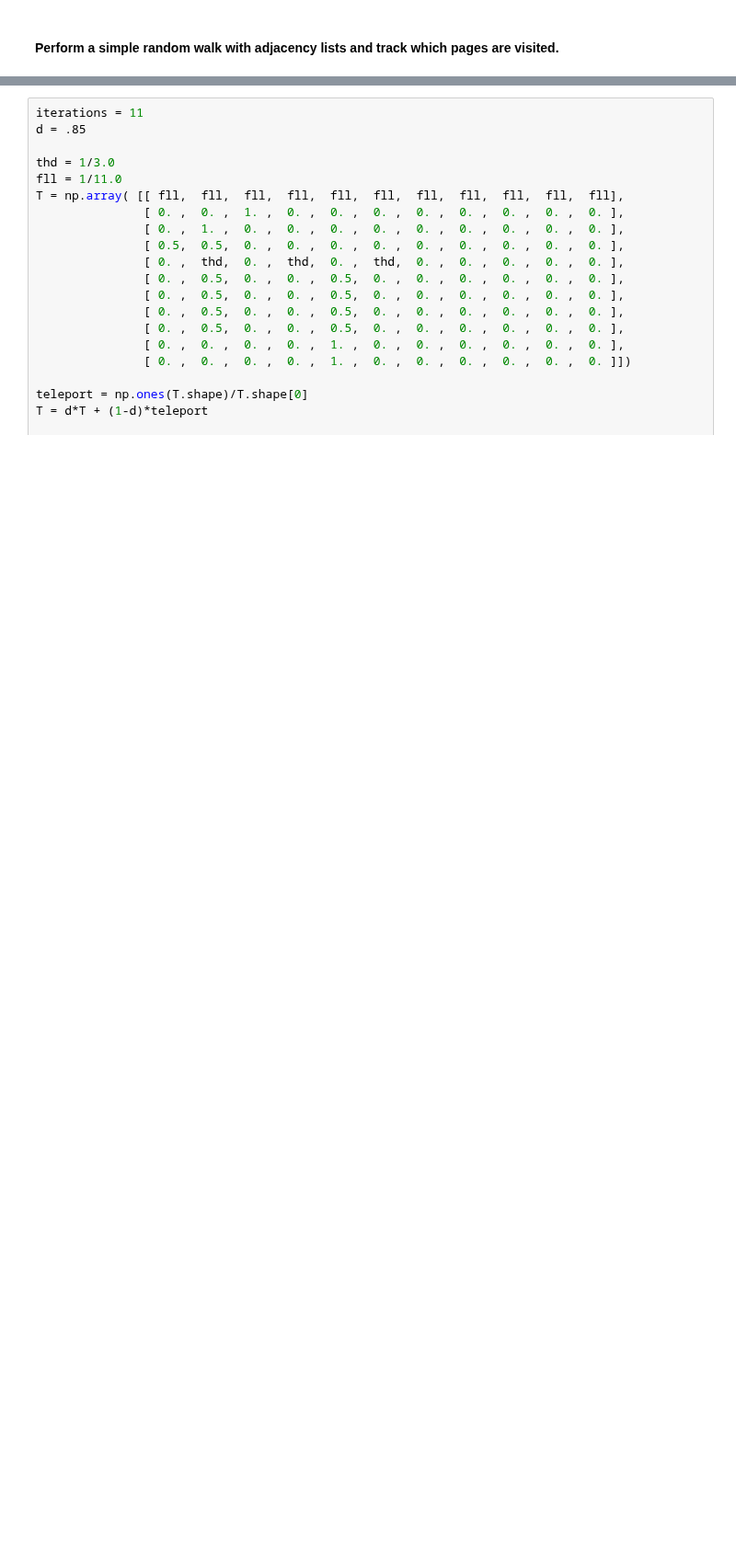
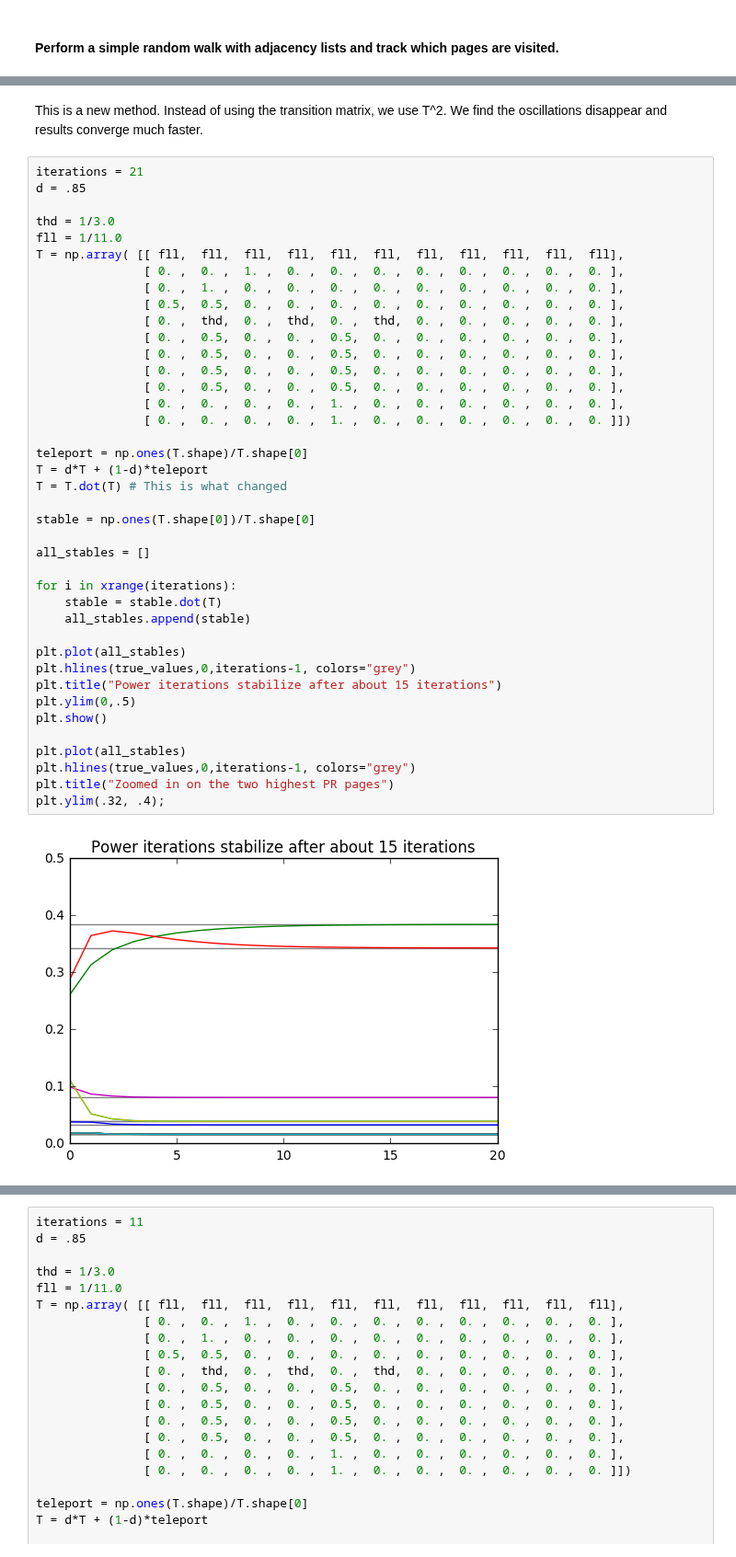
Before and after one commit to DongL/w261, a Jupyter notebook: week9/MIDS-W261-HW-09-Sanchez.ipynb, the cells around one changed output, grey strips where cells are left out. Shown at 92% size. Drawn from its saved outputs; the diff is of its cells as text; blank space fills up the shorter version.

```diff
--- a/week9/MIDS-W261-HW-09-Sanchez.ipynb
+++ b/week9/MIDS-W261-HW-09-Sanchez.ipynb
@@ -274,0 +287,44 @@ Instead of multiplying the current result by the transition matrix, we can start
+# %% [markdown]
+This is a new method. Instead of using the transition matrix, we use T^2. We find the oscillations disappear and results converge much faster.
+# %%
+iterations = 21
+d = .85
+
+thd = 1/3.0
+fll = 1/11.0
+T = np.array( [[ fll,  fll,  fll,  fll,  fll,  fll,  fll,  fll,  fll,  fll,  fll],
+               [ 0. ,  0. ,  1. ,  0. ,  0. ,  0. ,  0. ,  0. ,  0. ,  0. ,  0. ],
+               [ 0. ,  1. ,  0. ,  0. ,  0. ,  0. ,  0. ,  0. ,  0. ,  0. ,  0. ],
+               [ 0.5,  0.5,  0. ,  0. ,  0. ,  0. ,  0. ,  0. ,  0. ,  0. ,  0. ],
+               [ 0. ,  thd,  0. ,  thd,  0. ,  thd,  0. ,  0. ,  0. ,  0. ,  0. ],
+               [ 0. ,  0.5,  0. ,  0. ,  0.5,  0. ,  0. ,  0. ,  0. ,  0. ,  0. ],
+               [ 0. ,  0.5,  0. ,  0. ,  0.5,  0. ,  0. ,  0. ,  0. ,  0. ,  0. ],
+               [ 0. ,  0.5,  0. ,  0. ,  0.5,  0. ,  0. ,  0. ,  0. ,  0. ,  0. ],
+               [ 0. ,  0.5,  0. ,  0. ,  0.5,  0. ,  0. ,  0. ,  0. ,  0. ,  0. ],
+               [ 0. ,  0. ,  0. ,  0. ,  1. ,  0. ,  0. ,  0. ,  0. ,  0. ,  0. ],
+               [ 0. ,  0. ,  0. ,  0. ,  1. ,  0. ,  0. ,  0. ,  0. ,  0. ,  0. ]])
+
+teleport = np.ones(T.shape)/T.shape[0]
+T = d*T + (1-d)*teleport
+T = T.dot(T) # This is what changed
+
+stable = np.ones(T.shape[0])/T.shape[0]
+
+all_stables = []
+
+for i in xrange(iterations):
+    stable = stable.dot(T)
+    all_stables.append(stable)
+
+plt.plot(all_stables)
+plt.hlines(true_values,0,iterations-1, colors="grey")
+plt.title("Power iterations stabilize after about 15 iterations")
+plt.ylim(0,.5)
+plt.show()
+
+plt.plot(all_stables)
+plt.hlines(true_values,0,iterations-1, colors="grey")
+plt.title("Zoomed in on the two highest PR pages")
+plt.ylim(.32, .4);
+# %% [output]
+[figure, added]
```
Also changed, not shown: parts of 78 cells of this notebook, 6 other files.
